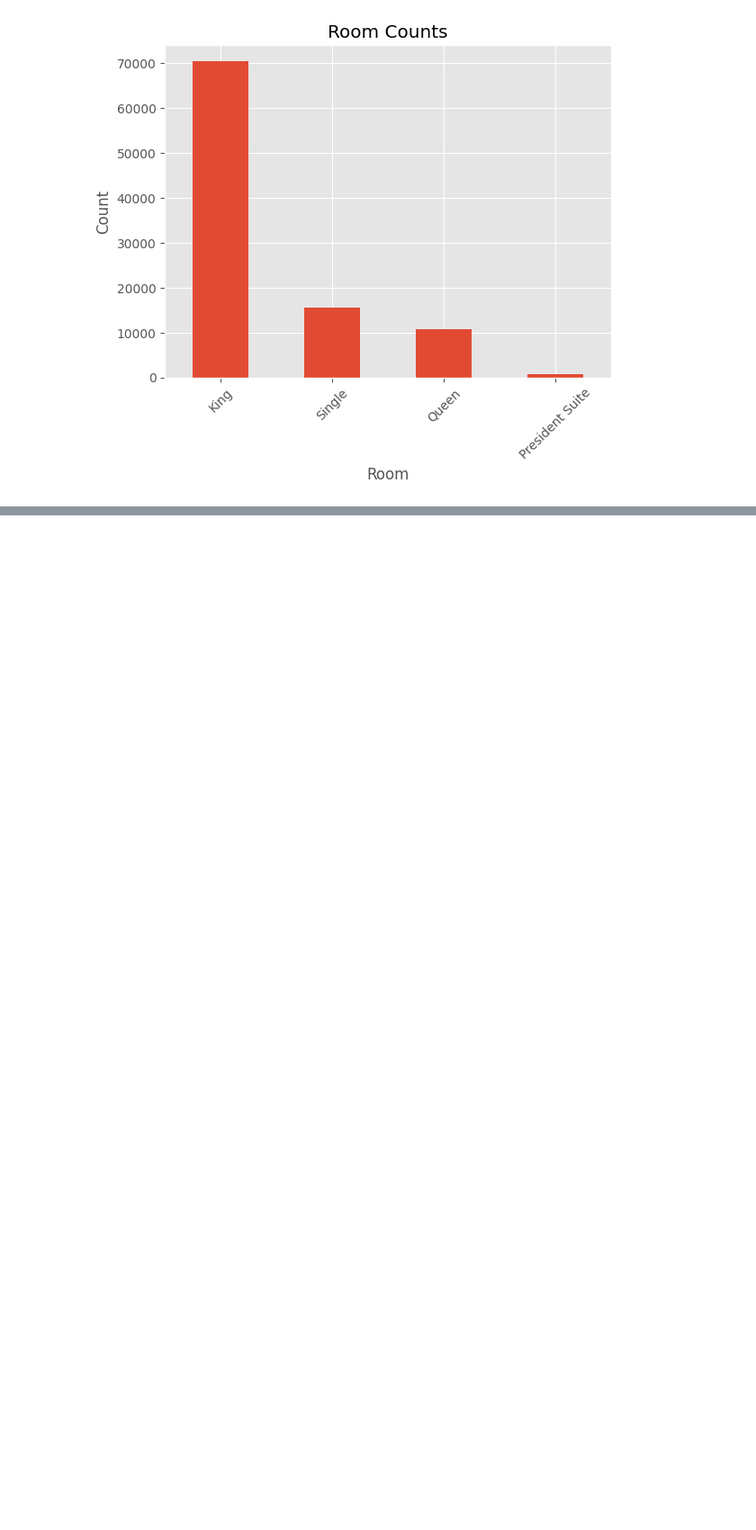
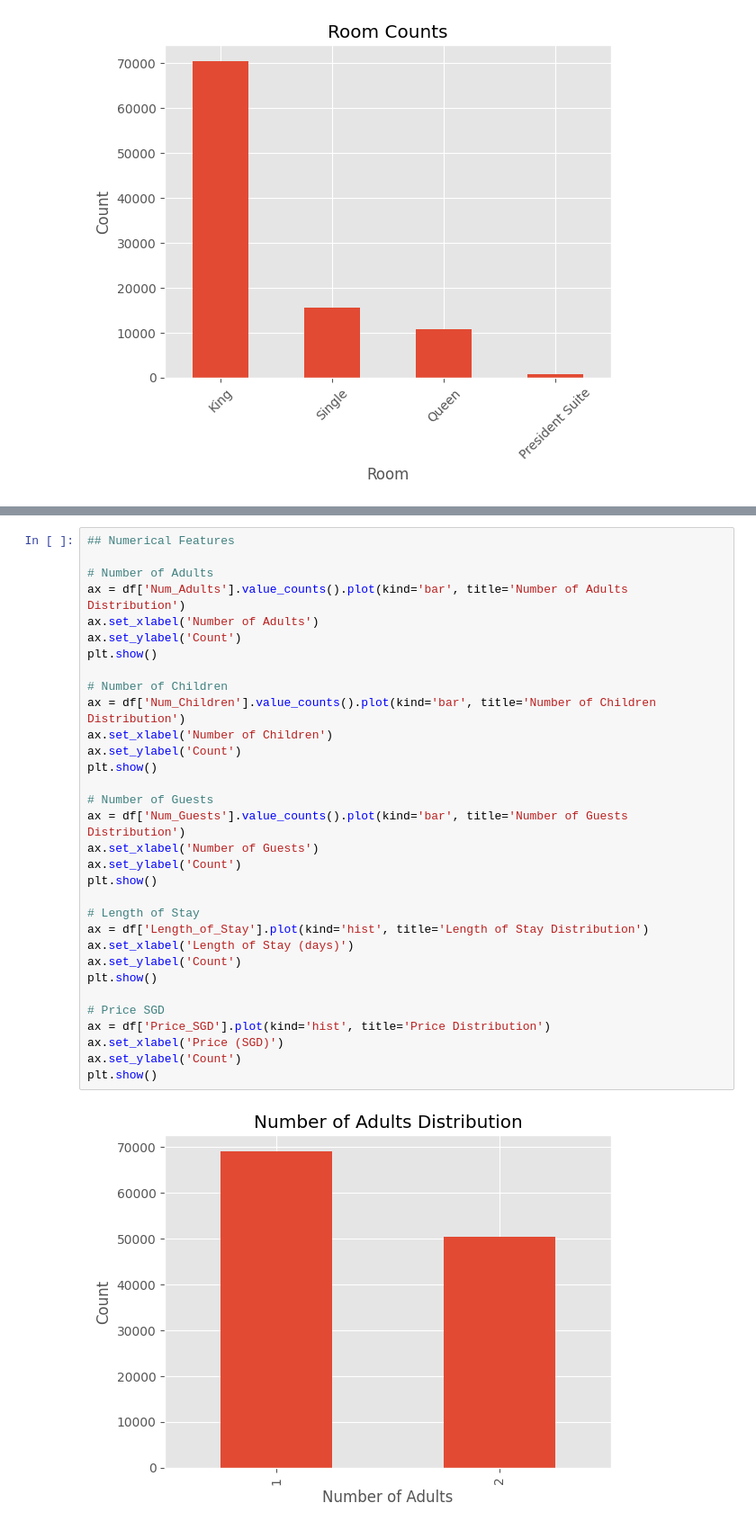
Before and after one commit to kenzychew/hotel_no-show_prediction, a Jupyter notebook: eda.ipynb, the cells around one changed output, grey strips where cells are left out. Shown: that part at 90% size. Saved outputs shown, nothing was run; the diff lists cells and outputs as text; blank space fills up the shorter version.

```diff
--- a/eda.ipynb
+++ b/eda.ipynb
@@ -600,0 +584,34 @@ plt.show()
+# %%
+## Numerical Features
+
+# Number of Adults
+ax = df['Num_Adults'].value_counts().plot(kind='bar', title='Number of Adults Distribution')
+ax.set_xlabel('Number of Adults')
+ax.set_ylabel('Count')
+plt.show()
+
+# Number of Children
+ax = df['Num_Children'].value_counts().plot(kind='bar', title='Number of Children Distribution')
+ax.set_xlabel('Number of Children')
+ax.set_ylabel('Count')
+plt.show()
+
+# Number of Guests
+ax = df['Num_Guests'].value_counts().plot(kind='bar', title='Number of Guests Distribution')
+ax.set_xlabel('Number of Guests')
+ax.set_ylabel('Count')
+plt.show()
+
+# Length of Stay
+ax = df['Length_of_Stay'].plot(kind='hist', title='Length of Stay Distribution')
+ax.set_xlabel('Length of Stay (days)')
+ax.set_ylabel('Count')
+plt.show()
+
+# Price SGD
+ax = df['Price_SGD'].plot(kind='hist', title='Price Distribution')
+ax.set_xlabel('Price (SGD)')
+ax.set_ylabel('Count')
+plt.show()
+# %% [output]
+[figure, added]
```
Also changed, not shown: parts of 10 cells of this notebook, 1 other file.
